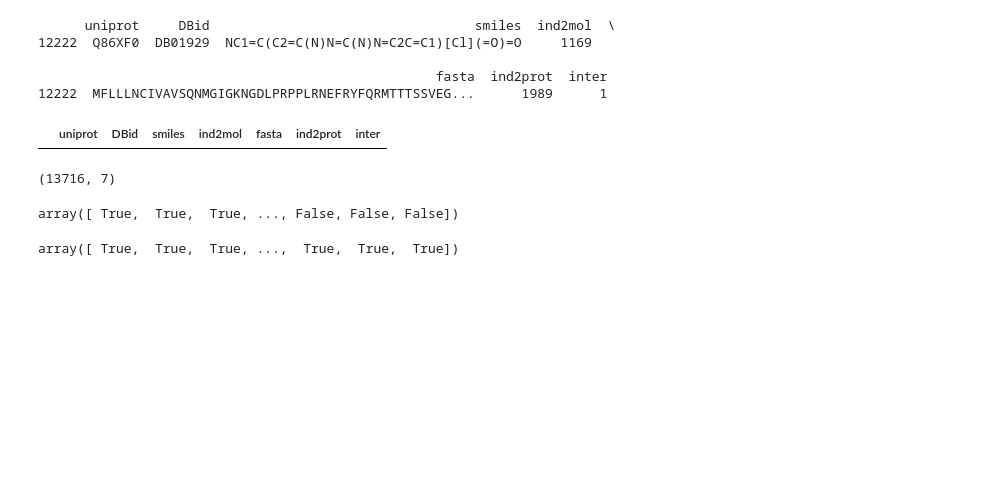
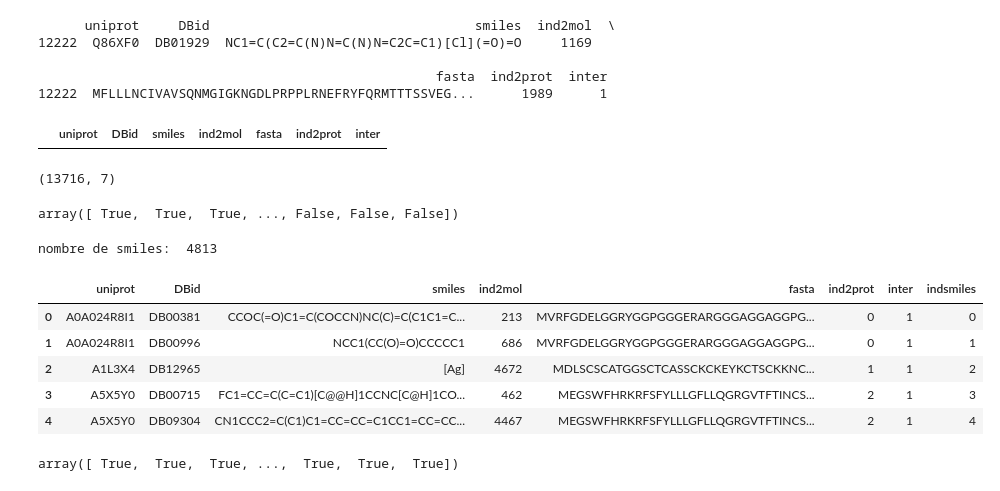
Before and after one commit to Guichaoua/chemogenomic, a Jupyter notebook: Datas DB.ipynb, the cells around one changed output. Drawn from its saved outputs; the diff is of its cells as text; code cells hidden in the pictures; blank space fills up the shorter version.

```diff
--- a/Datas DB.ipynb
+++ b/Datas DB.ipynb
@@ -65,6 +62,32 @@ df_DB.shape
 np.sort(df_DB["ind2mol"].unique()) == np.arange(0,df_DB["ind2mol"].unique().shape[0])
 # %% [output]
 array([ True,  True,  True, ..., False, False, False])
+# %%
+# make dict smiles2ind and dict ind2smiles
+df_sm = df_DB[["smiles"]].drop_duplicates().reset_index()
+#df_sm = df_DB[["standardized smiles"]].drop_duplicates().reset_index()
+df_sm.drop(columns=["index"],inplace=True)
+dict_ind2smiles = df_sm.to_dict()["smiles"]
+#dict_ind2smiles = df_sm.to_dict()["standardized smiles"]
+print("nombre de smiles: ",len(dict_ind2smiles))
+dict_smiles2ind = {v: k for k, v in dict_ind2smiles.items()}
+# %% [output]
+nombre de smiles:  4813
+# %%
+# add this number to df_DB
+df_DB["indsmiles"] = df_DB["smiles"].map(dict_smiles2ind)
+# we drop when indsmiles is Nan
+indsmiles_index_with_nan = df_DB.index[df_DB.loc[:,"indsmiles"].isnull()]
+df_DB = df_DB.drop(indsmiles_index_with_nan,0)
+df_DB["indsmiles"] = df_DB["indsmiles"].astype(int)
+df_DB.head()
+# %% [output]
+|  | uniprot | DBid | smiles | ind2mol | fasta | ind2prot | inter | indsmiles |
+| 0 | A0A024R8I1 | DB00381 | CCOC(=O)C1=C(COCCN)NC(C)=C(C1C1=C... | 213 | MVRFGDELGGRYGGPGGGERARGGGAGGAGGPG... | 0 | 1 | 0 |
+| 1 | A0A024R8I1 | DB00996 | NCC1(CC(O)=O)CCCCC1 | 686 | MVRFGDELGGRYGGPGGGERARGGGAGGAGGPG... | 0 | 1 | 1 |
+| 2 | A1L3X4 | DB12965 | [Ag] | 4672 | MDLSCSCATGGSCTCASSCKCKEYKCTSCKKNC... | 1 | 1 | 2 |
+| 3 | A5X5Y0 | DB00715 | FC1=CC=C(C=C1)[C@@H]1CCNC[C@H]1CO... | 462 | MEGSWFHRKRFSFYLLLGFLLQGRGVTFTINCS... | 2 | 1 | 3 |
+| 4 | A5X5Y0 | DB09304 | CN1CCC2=C(C1)C1=CC=CC=C1CC1=CC=CC... | 4467 | MEGSWFHRKRFSFYLLLGFLLQGRGVTFTINCS... | 2 | 1 | 4 |
 # %%
 # pas de pb pour les protéines
 np.sort(df_DB["ind2prot"].unique()) == np.arange(0,df_DB["ind2prot"].unique().shape[0])
```
Also changed, not shown: parts of 18 cells of this notebook, 20 other files.
